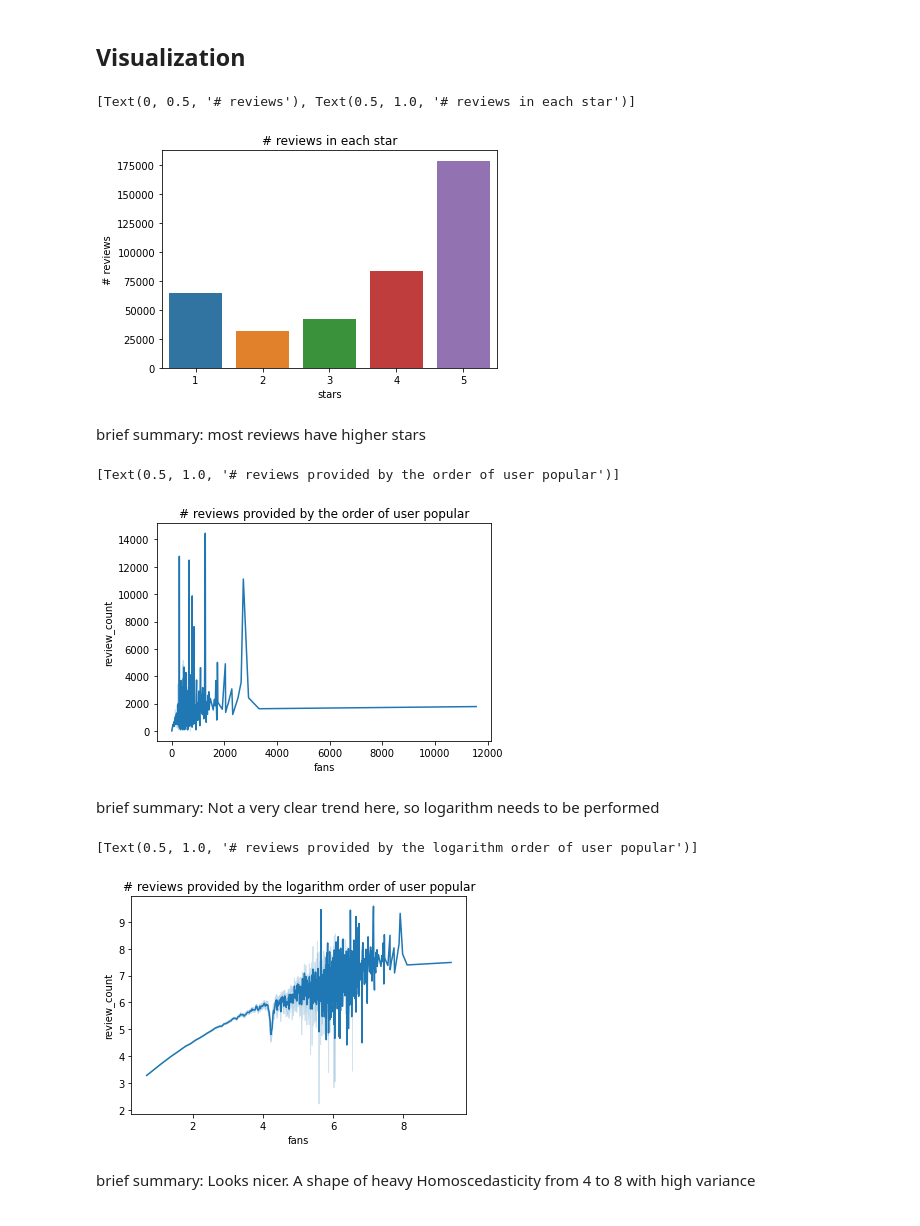
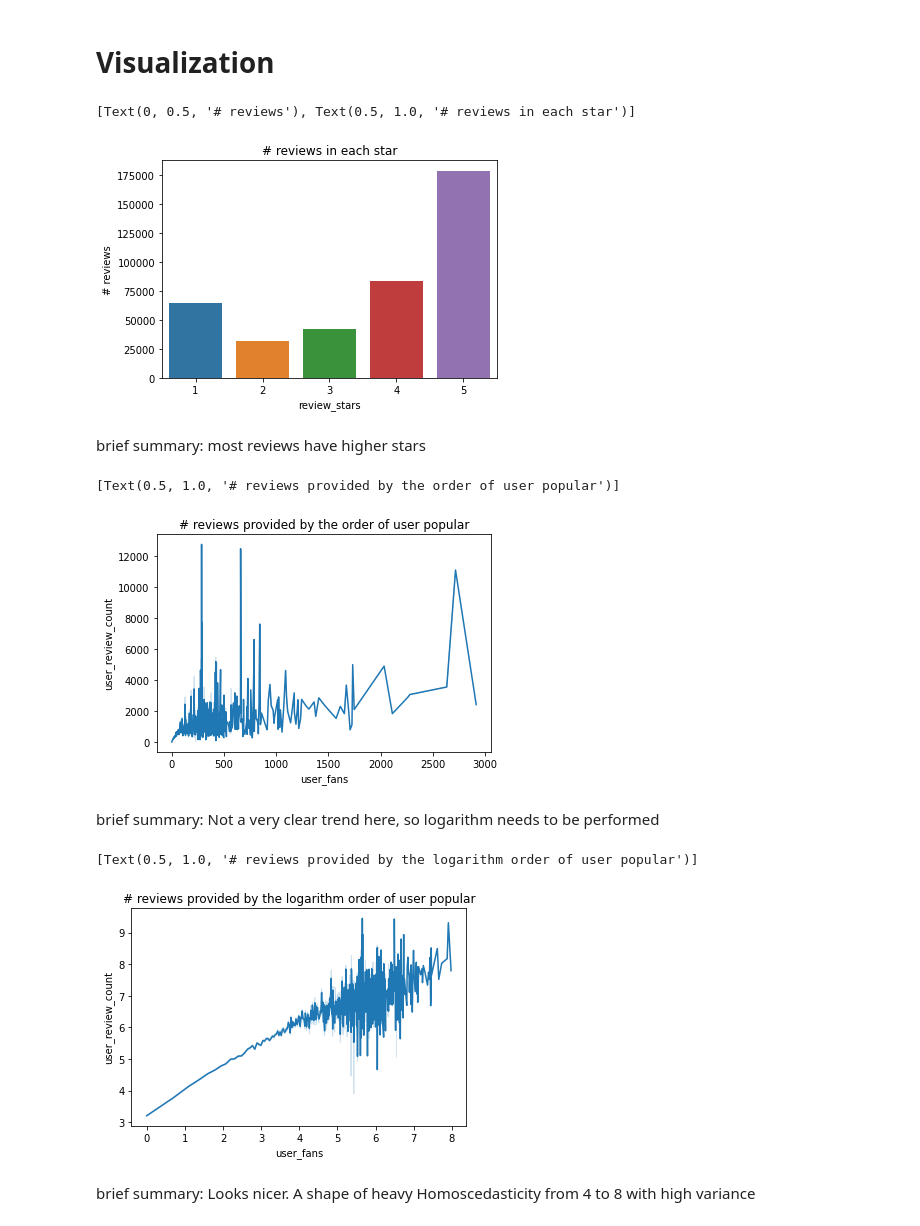
Before and after one commit to FishWith7sMemory/MAST30034-ADS-GroupProj, a Jupyter notebook: Classification.ipynb, the cells around one changed output. Saved outputs shown, nothing was run; the diff lists cells and outputs as text; code cells hidden in the pictures.

```diff
--- a/Classification.ipynb
+++ b/Classification.ipynb
@@ -7,10 +10,14 @@ import featuretools as ft
 # %%
 # business = pd.read_json("data/yelp_academic_dataset_business.json", lines=True)
-# check_in = pd.read_json("data/yelp_academic_dataset_checkin.json", lines=True)
+# checkin = pd.read_json("data/yelp_academic_dataset_checkin.json", lines=True)
 
 # choose a version to read the review file (json file is the original one and the csv file is the 0.01 sampled version)
 # review = pd.read_csv("data/yelp_academic_dataset_sample_review.csv")
-review = pd.read_csv("data/yelp_academic_dataset_sample005_review.csv")
+# review = pd.read_csv("data/yelp_academic_dataset_sample005_review.csv")
 # review = pd.read_json("data/yelp_academic_dataset_review.json", lines=True)
 # tip = pd.read_json("data/yelp_academic_dataset_tip.json", lines=True)
-user = pd.read_json("data/yelp_academic_dataset_user.json", lines=True)
+# user = pd.read_json("data/yelp_academic_dataset_user.json", lines=True)
+
+# OR The filtered dataset
+df = pd.read_csv("data/yelp_academic_dataset_sample005_filter.csv")
+df.info()
@@ -161,3 +42,3 @@ memory usage: 39.8+ MB
 # %% [markdown]
-## Visualization
+# Visualization
 # %%
@@ -165,22 +46,22 @@ review_freq = review.groupby(['stars'], as_index=False).size()
 # %%
-sns.barplot(x="stars", y="size", data=review_freq).set(ylabel="# reviews", title="# reviews in each star")
+sns.barplot(x="review_stars", y="size", data=review_freq).set(ylabel="# reviews", title="# reviews in each star")
 # %% [output]
 [Text(0, 0.5, '# reviews'), Text(0.5, 1.0, '# reviews in each star')]
-[figure, old version]
+[figure, new version]
 # %% [markdown]
 brief summary: most reviews have higher stars
 # %%
-sns.lineplot(x="fans", y="review_count", data=user).set(title="# reviews provided by the order of user popular")
+sns.lineplot(x="user_fans", y="user_review_count", data=df).set(title="# reviews provided by the order of user popular")
 # %% [output]
 [Text(0.5, 1.0, '# reviews provided by the order of user popular')]
-[figure, old version]
+[figure, new version]
 # %% [markdown]
 brief summary: Not a very clear trend here, so logarithm needs to be performed
 # %%
-sns.lineplot(x="fans", y="review_count", data=np.log(user[["fans", "review_count"]])).set(title="# reviews provided by the logarithm order of user popular")
+sns.lineplot(x="user_fans", y="user_review_count", data=np.log(df[["user_fans", "user_review_count"]])).set(title="# reviews provided by the logarithm order of user popular")
 # %% [output]
 [Text(0.5, 1.0, '# reviews provided by the logarithm order of user popular')]
-[figure, old version]
+[figure, new version]
 # %% [markdown]
 brief summary: Looks nicer. A shape of heavy Homoscedasticity from 4 to 8 with high variance
 # %%
```
Also changed, not shown: parts of 19 cells of this notebook.
